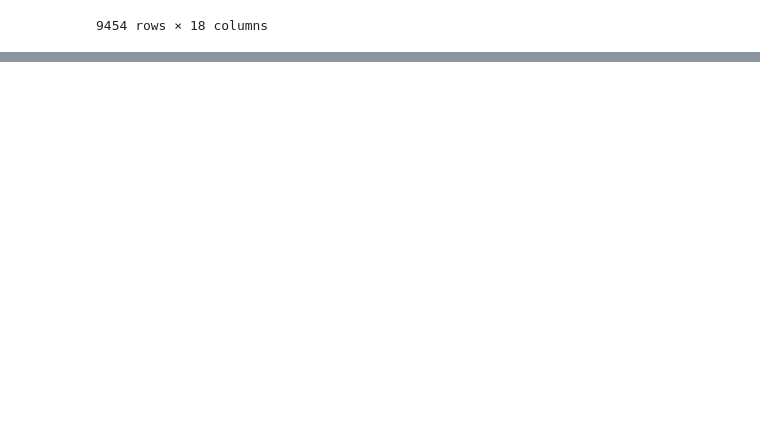
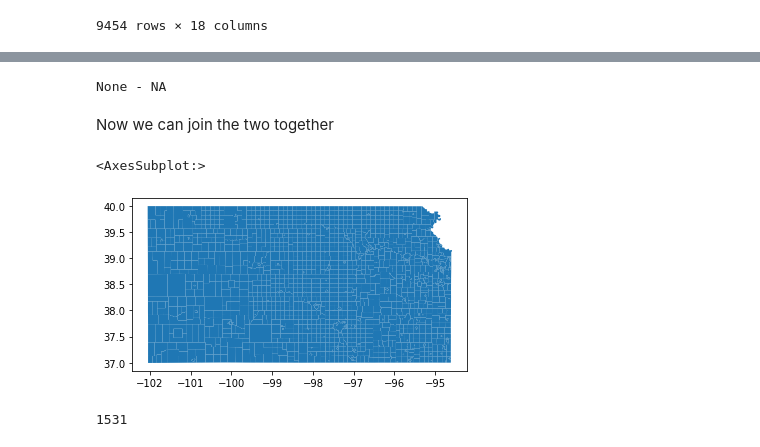
Before and after one commit to FRI-Energy-Analytics/2021_summer_fellows, a Jupyter notebook: transformers/cross section.ipynb, the cells around one changed output, grey strips where cells are left out. Drawn from its saved outputs; the diff is of its cells as text; code cells hidden in the pictures; blank space fills up the shorter version.

```diff
--- a/transformers/cross section.ipynb
+++ b/transformers/cross section.ipynb
@@ -213,0 +413,23 @@ for i, well in enumerate(wells):
+# %%
+for county in freq_df["County"]:
+    name = county.capitalize() + " County"
+    if name == "Mcpherson County":
+        name = "McPherson County"
+    q1 = fpis[fpis["name"] == name]
+    try:
+        freq_df["COUNTYFP"] = str(q1[q1["state"] == "KS"]["fips"].iloc[0])[2:]
+    except:
+        print("None - " + county)
+# %% [output]
+None - NA
+# %% [markdown]
+Now we can join the two together
+# %%
+kansas_map.plot()
+# %% [output]
+<AxesSubplot:>
+[figure, added]
+# %%
+len(kansas_map)
+# %% [output]
+1531
```
Also changed, not shown: parts of 27 cells of this notebook, 4 other files.
